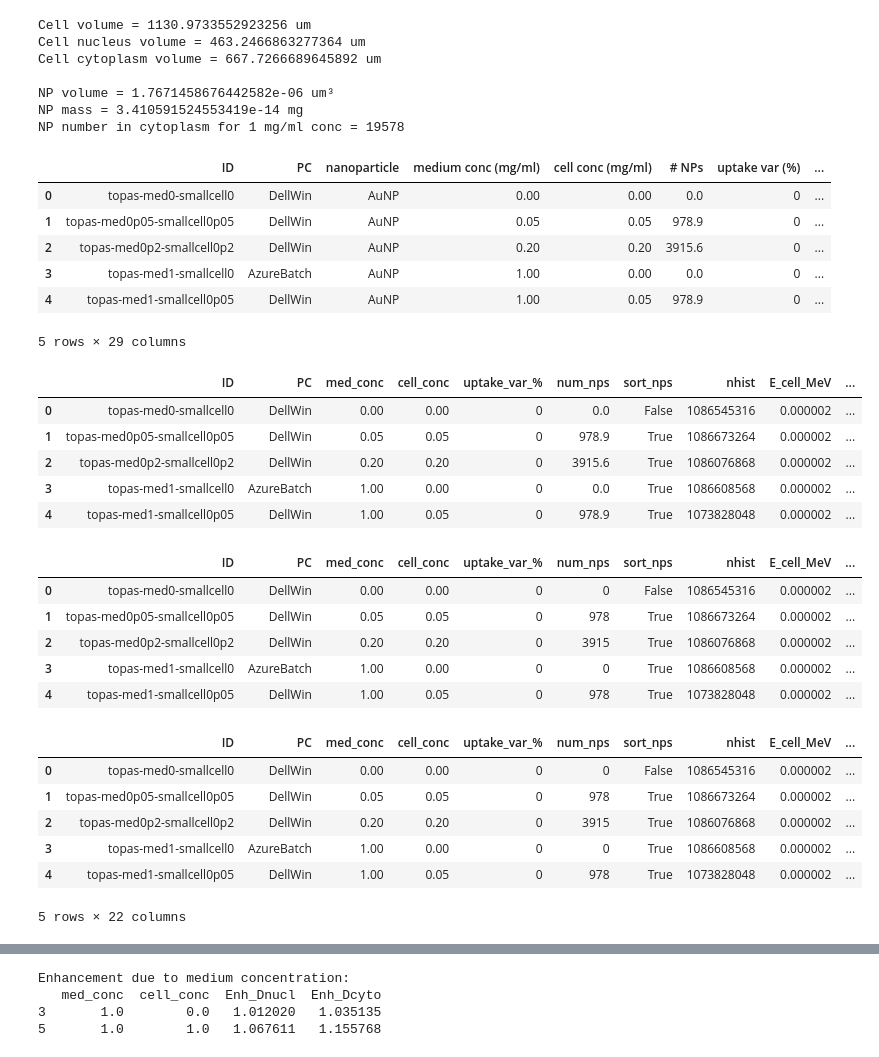
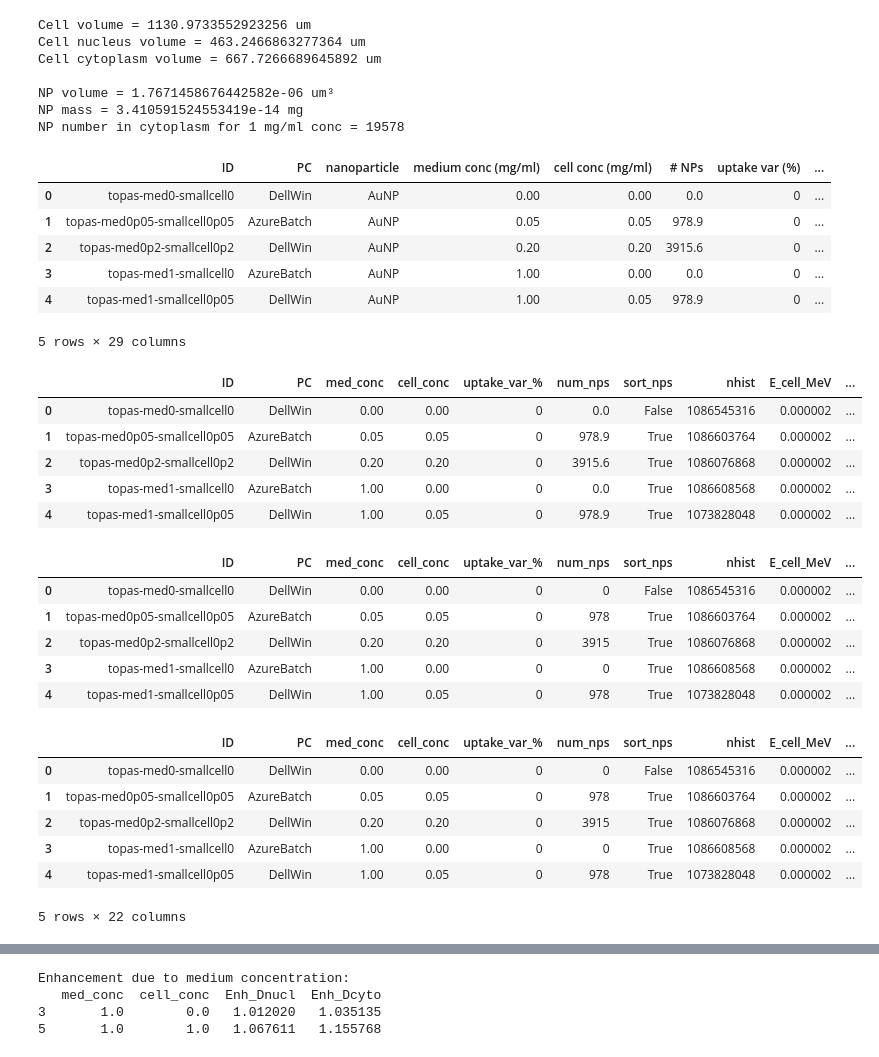
Before and after one commit to HectorMiras/MyTOPASPythonScripts, a Jupyter notebook: jupytertopascellsnp.ipynb, the cells around one changed output, grey strips where cells are left out. Saved outputs shown, nothing was run; the diff lists cells and outputs as text; code cells hidden in the pictures.

```diff
--- a/jupytertopascellsnp.ipynb
+++ b/jupytertopascellsnp.ipynb
@@ -59,7 +59,7 @@ NP mass = 3.410591524553419e-14 mg
 NP number in cytoplasm for 1 mg/ml conc = 19578
 # %%
 # Read simulation results
-path_excel = r'/home/hector/mytopassimulations/MGHsimulations/TOPAS_CellsNPs/work/smallcellresults/SimulationResults.xlsx'
+path_excel = r'/home/hector/mytopassimulations/MGHsimulations/TOPAS_CellsNPs/work/only_results/SimulationResults.xlsx'
 sheetName = 'CellsAuNPs'
 
 # Load a specific sheet into a DataFrame by sheet name
@@ -70,7 +70,7 @@ df_original.head()
 # %% [output]
 |  | ID | PC | nanoparticle | medium conc (mg/ml) | cell conc (mg/ml) | # NPs | uptake var (%) | ... |
 | 0 | topas-med0-smallcell0 | DellWin | AuNP | 0.00 | 0.00 | 0.0 | 0 | ... |
-| 1 | topas-med0p05-smallcell0p05 | DellWin | AuNP | 0.05 | 0.05 | 978.9 | 0 | ... |
+| 1 | topas-med0p05-smallcell0p05 | AzureBatch | AuNP | 0.05 | 0.05 | 978.9 | 0 | ... |
 | 2 | topas-med0p2-smallcell0p2 | DellWin | AuNP | 0.20 | 0.20 | 3915.6 | 0 | ... |
 | 3 | topas-med1-smallcell0 | AzureBatch | AuNP | 1.00 | 0.00 | 0.0 | 0 | ... |
 | 4 | topas-med1-smallcell0p05 | DellWin | AuNP | 1.00 | 0.05 | 978.9 | 0 | ... |
@@ -78,35 +78,35 @@ df_original.head()
 # %%
 # Your dictionary with original column names as keys and new names as values
 columns_to_select = {
     'ID': 'ID',
     'PC':'PC',
     'medium conc (mg/ml)': 'med_conc',
     'cell conc (mg/ml)': 'cell_conc',
     'uptake var (%)': 'uptake_var_%',
     '# NPs': 'num_nps',
     'sort NPs': 'sort_nps',
     'nhist': 'nhist',
     'E_cell (MeV/hist)': 'E_cell_MeV',
     'dev_Ecell': 'stdev_Ecell',
     'D_n (Gy/hist)': 'Dnucl',
     'stddev (Gy/hist)':'stdev_Dnucl',
     'Auger_e': 'num_auger',
     'e_to_phsp': 'e_to_nucl',
-    'Nps_activated': 'num_activations'
+    'NPs_activated': 'num_activations'
     # Add more columns as needed
 }
 
 # Create the new DataFrame by selecting and renaming columns
 df = df_original[list(columns_to_select.keys())].rename(columns=columns_to_select)
 # Replace 'Y' with True and 'N' with False in the 'sotr_nps' column
 df['sort_nps'] = df['sort_nps'].replace({'Y': True, 'N': False})
 
 # Display the new DataFrame
 df.head()
 # %% [output]
 |  | ID | PC | med_conc | cell_conc | uptake_var_% | num_nps | sort_nps | nhist | E_cell_MeV | ... |
 | 0 | topas-med0-smallcell0 | DellWin | 0.00 | 0.00 | 0 | 0.0 | False | 1086545316 | 0.000002 | ... |
-| 1 | topas-med0p05-smallcell0p05 | DellWin | 0.05 | 0.05 | 0 | 978.9 | True | 1086673264 | 0.000002 | ... |
+| 1 | topas-med0p05-smallcell0p05 | AzureBatch | 0.05 | 0.05 | 0 | 978.9 | True | 1086603764 | 0.000002 | ... |
 | 2 | topas-med0p2-smallcell0p2 | DellWin | 0.20 | 0.20 | 0 | 3915.6 | True | 1086076868 | 0.000002 | ... |
 | 3 | topas-med1-smallcell0 | AzureBatch | 1.00 | 0.00 | 0 | 0.0 | True | 1086608568 | 0.000002 | ... |
 | 4 | topas-med1-smallcell0p05 | DellWin | 1.00 | 0.05 | 0 | 978.9 | True | 1073828048 | 0.000002 | ... |
@@ -133,7 +133,7 @@ df.head()
 # %% [output]
 |  | ID | PC | med_conc | cell_conc | uptake_var_% | num_nps | sort_nps | nhist | E_cell_MeV | ... |
 | 0 | topas-med0-smallcell0 | DellWin | 0.00 | 0.00 | 0 | 0 | False | 1086545316 | 0.000002 | ... |
-| 1 | topas-med0p05-smallcell0p05 | DellWin | 0.05 | 0.05 | 0 | 978 | True | 1086673264 | 0.000002 | ... |
+| 1 | topas-med0p05-smallcell0p05 | AzureBatch | 0.05 | 0.05 | 0 | 978 | True | 1086603764 | 0.000002 | ... |
 | 2 | topas-med0p2-smallcell0p2 | DellWin | 0.20 | 0.20 | 0 | 3915 | True | 1086076868 | 0.000002 | ... |
 | 3 | topas-med1-smallcell0 | AzureBatch | 1.00 | 0.00 | 0 | 0 | True | 1086608568 | 0.000002 | ... |
 | 4 | topas-med1-smallcell0p05 | DellWin | 1.00 | 0.05 | 0 | 978 | True | 1073828048 | 0.000002 | ... |
@@ -149,7 +149,7 @@ df.head()
 # %% [output]
 |  | ID | PC | med_conc | cell_conc | uptake_var_% | num_nps | sort_nps | nhist | E_cell_MeV | ... |
 | 0 | topas-med0-smallcell0 | DellWin | 0.00 | 0.00 | 0 | 0 | False | 1086545316 | 0.000002 | ... |
-| 1 | topas-med0p05-smallcell0p05 | DellWin | 0.05 | 0.05 | 0 | 978 | True | 1086673264 | 0.000002 | ... |
+| 1 | topas-med0p05-smallcell0p05 | AzureBatch | 0.05 | 0.05 | 0 | 978 | True | 1086603764 | 0.000002 | ... |
 | 2 | topas-med0p2-smallcell0p2 | DellWin | 0.20 | 0.20 | 0 | 3915 | True | 1086076868 | 0.000002 | ... |
 | 3 | topas-med1-smallcell0 | AzureBatch | 1.00 | 0.00 | 0 | 0 | True | 1086608568 | 0.000002 | ... |
 | 4 | topas-med1-smallcell0p05 | DellWin | 1.00 | 0.05 | 0 | 978 | True | 1073828048 | 0.000002 | ... |
```
Also changed, not shown: parts of 10 cells of this notebook, 4 other files.
